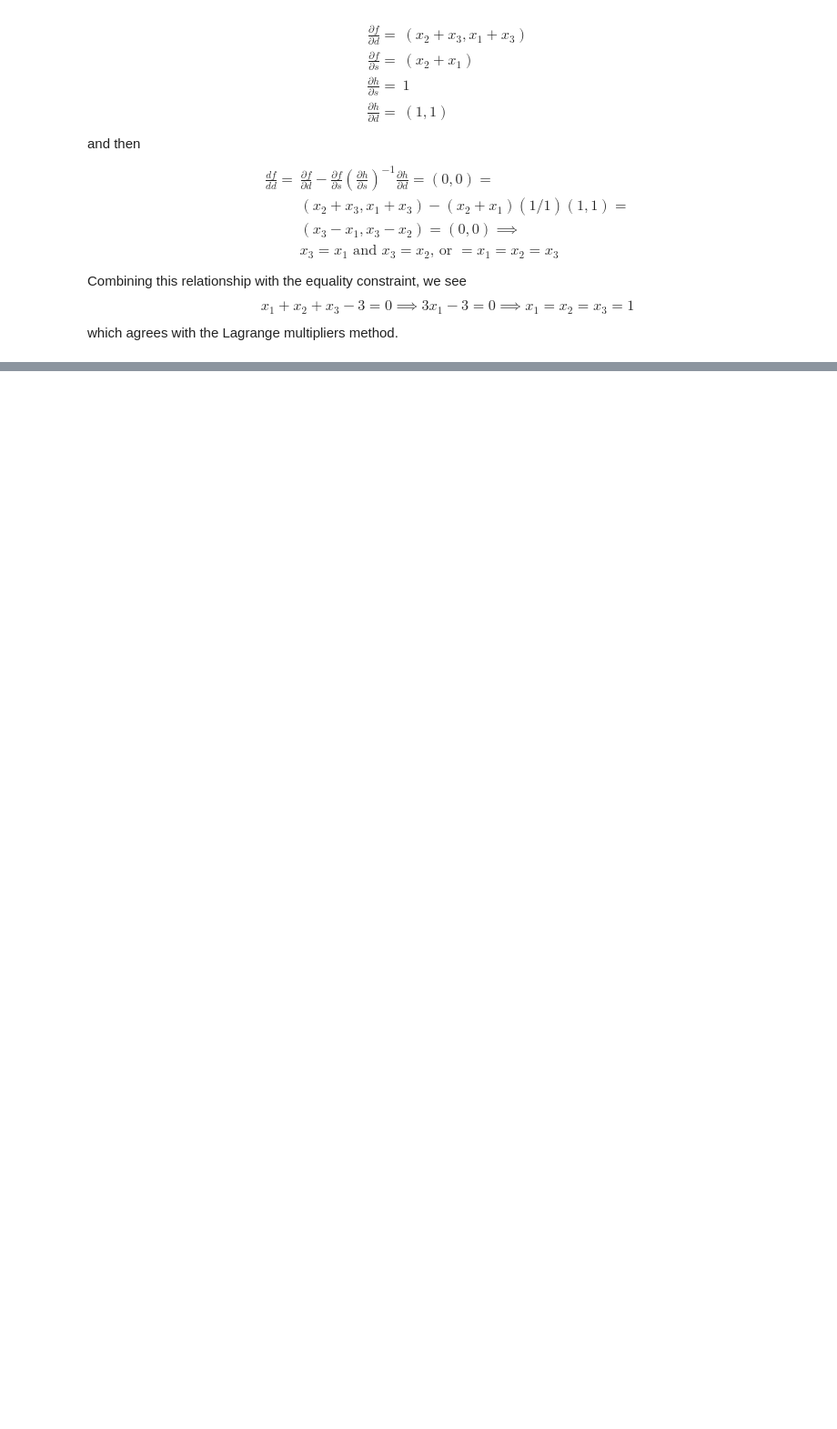
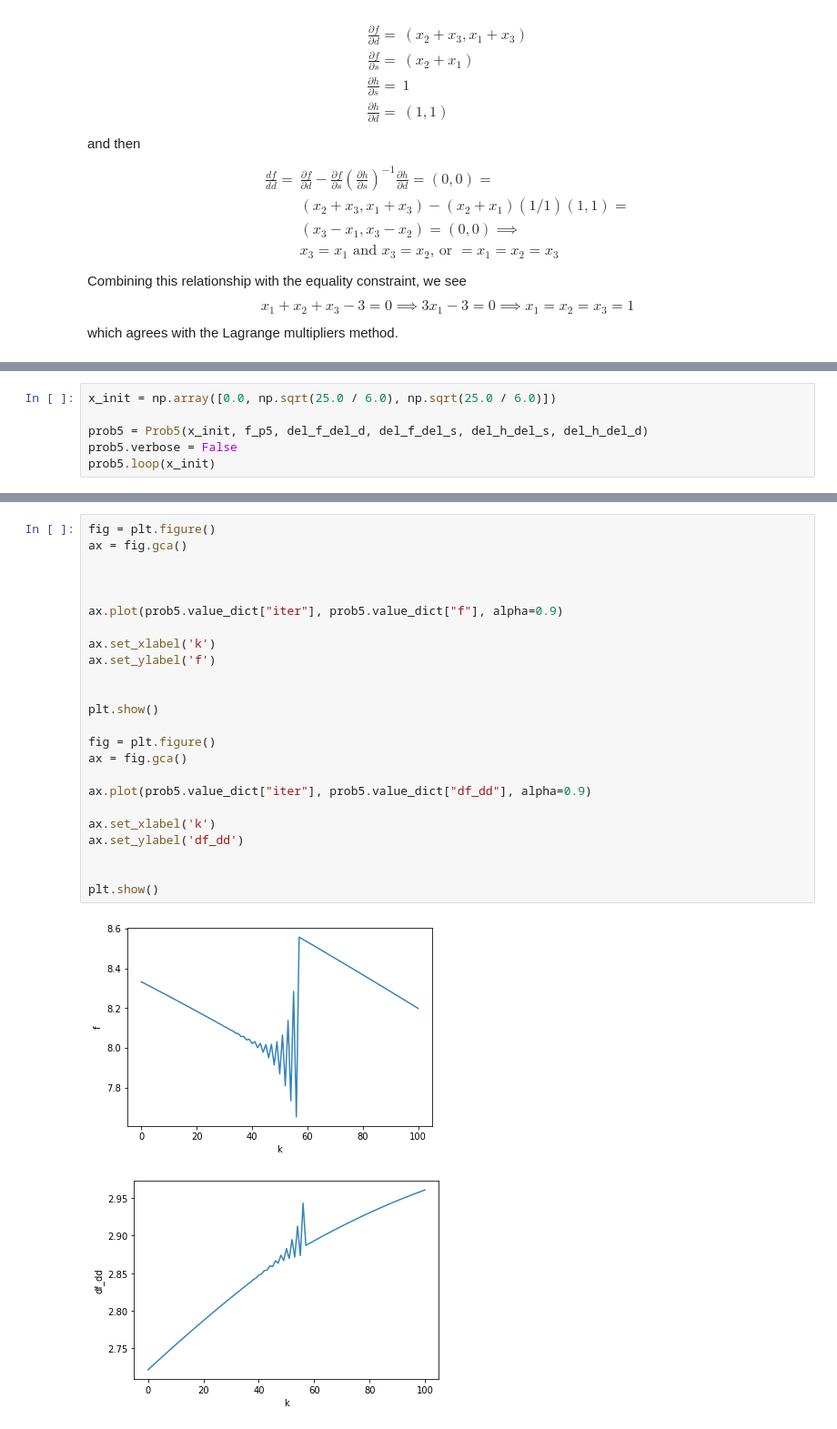
Before and after one commit to jatkin15/DesignOptimization2021Fall, a Jupyter notebook: Homework/Homework 4 Submission.ipynb, the cells around one changed output, grey strips where cells are left out. Shown: that part at 91% size. Cells and saved outputs as stored; diff of their text form; blank space fills up the shorter version.

```diff
--- a/Homework/Homework 4 Submission.ipynb
+++ b/Homework/Homework 4 Submission.ipynb
@@ -190,0 +431,6 @@ def del_h_del_d(x):
+# %%
+x_init = np.array([0.0, np.sqrt(25.0 / 6.0), np.sqrt(25.0 / 6.0)])
+
+prob5 = Prob5(x_init, f_p5, del_f_del_d, del_f_del_s, del_h_del_s, del_h_del_d)
+prob5.verbose = False
+prob5.loop(x_init)
@@ -190,0 +456,27 @@ def del_h_del_d(x):
+# %%
+fig = plt.figure()
+ax = fig.gca()
+
+
+
+ax.plot(prob5.value_dict["iter"], prob5.value_dict["f"], alpha=0.9)
+
+ax.set_xlabel('k')
+ax.set_ylabel('f')
+
+
+plt.show()
+
+fig = plt.figure()
+ax = fig.gca()
+
+ax.plot(prob5.value_dict["iter"], prob5.value_dict["df_dd"], alpha=0.9)
+
+ax.set_xlabel('k')
+ax.set_ylabel('df_dd')
+
+
+plt.show()
+# %% [output]
+[figure, added]
+[figure, added]
```
Also changed, not shown: parts of 7 cells of this notebook.
